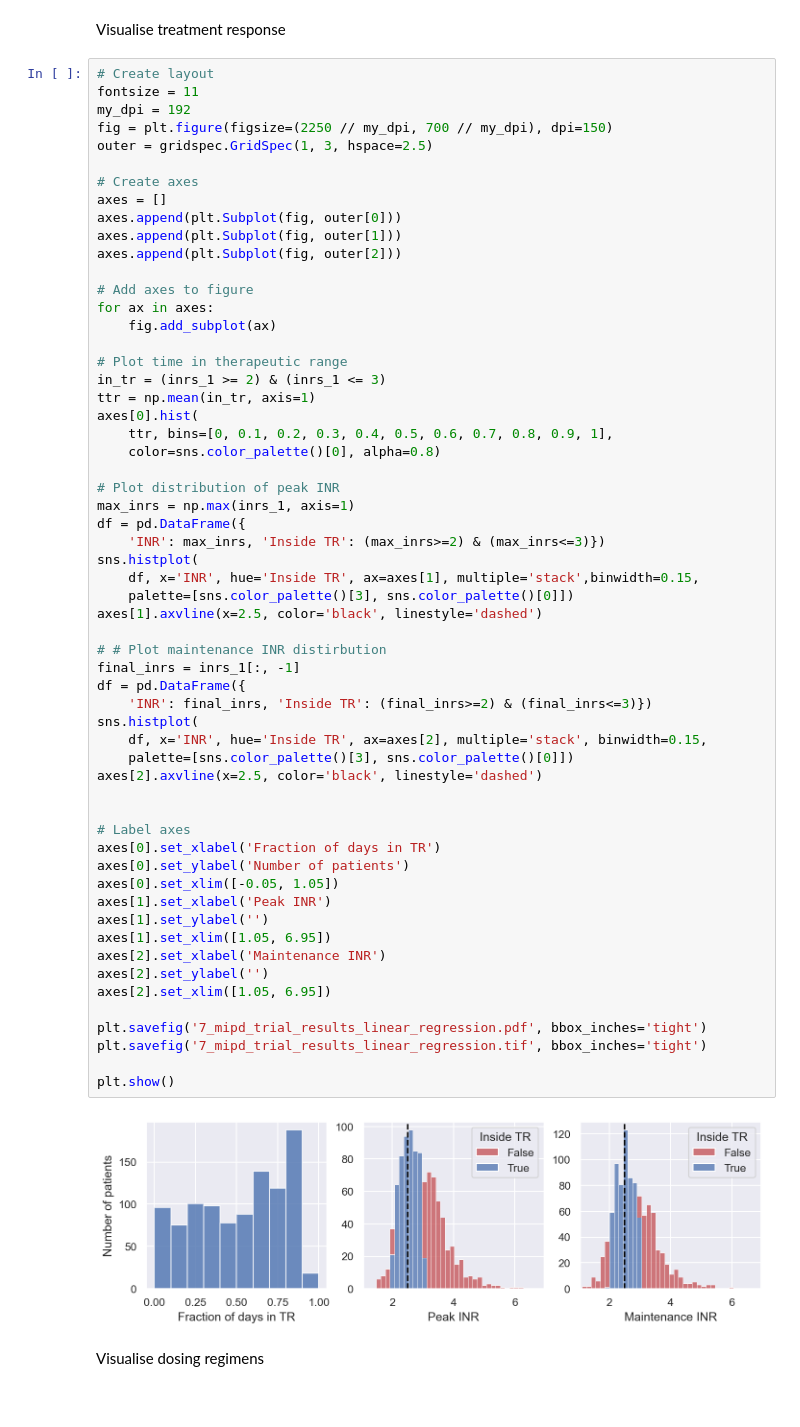
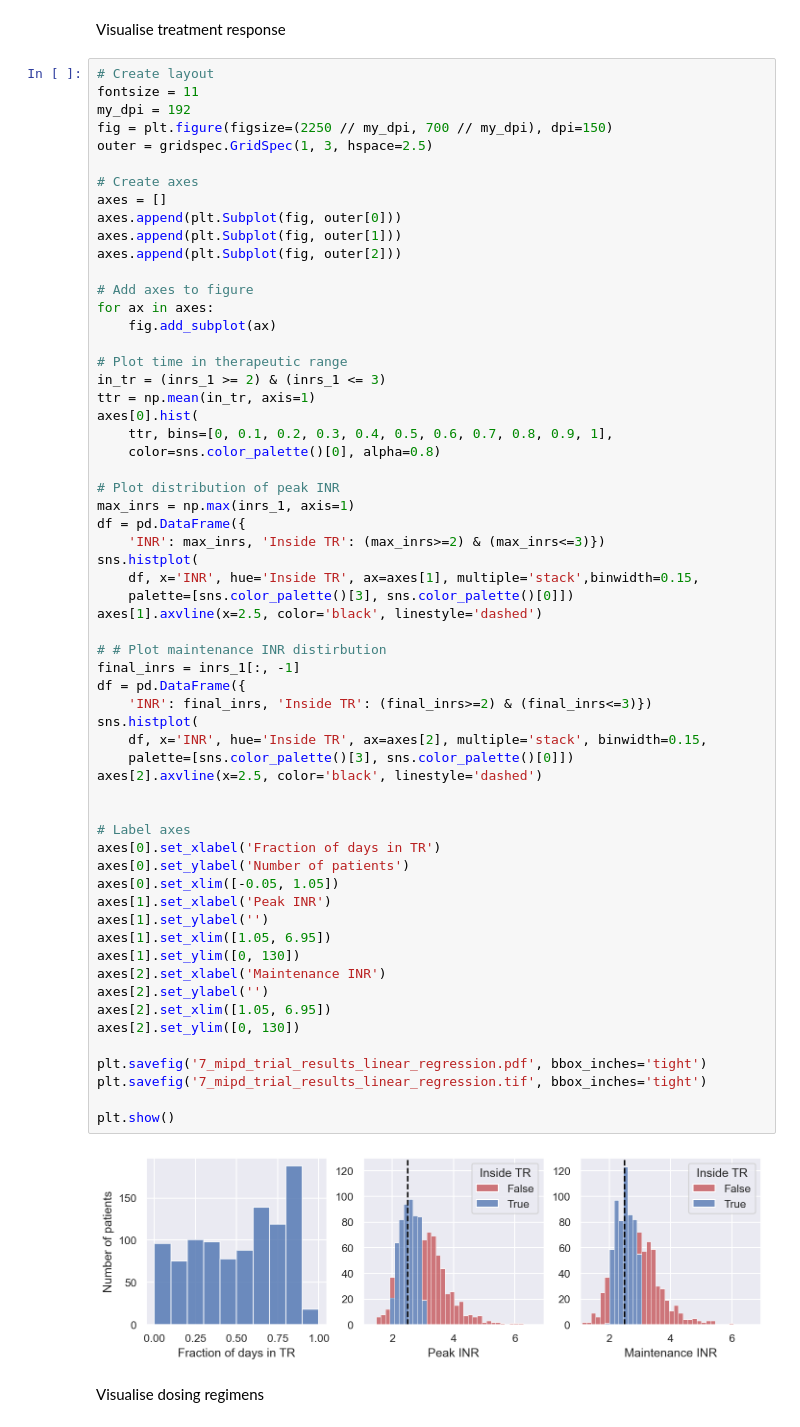
Before and after one commit to DavAug/mipd-warfarin, a Jupyter notebook: results/1_systems_pharmacology_model/results.ipynb, the cells around one changed output. Drawn from its saved outputs; the diff is of its cells as text.

```diff
--- a/results/1_systems_pharmacology_model/results.ipynb
+++ b/results/1_systems_pharmacology_model/results.ipynb
@@ -345,34 +345,36 @@ sns.histplot(
     df, x='INR', hue='Inside TR', ax=axes[1], multiple='stack',binwidth=0.15,
     palette=[sns.color_palette()[3], sns.color_palette()[0]])
 axes[1].axvline(x=2.5, color='black', linestyle='dashed')
 
 # # Plot maintenance INR distirbution
 final_inrs = inrs_1[:, -1]
 df = pd.DataFrame({
     'INR': final_inrs, 'Inside TR': (final_inrs>=2) & (final_inrs<=3)})
 sns.histplot(
     df, x='INR', hue='Inside TR', ax=axes[2], multiple='stack', binwidth=0.15,
     palette=[sns.color_palette()[3], sns.color_palette()[0]])
 axes[2].axvline(x=2.5, color='black', linestyle='dashed')
 
 
 # Label axes
 axes[0].set_xlabel('Fraction of days in TR')
 axes[0].set_ylabel('Number of patients')
 axes[0].set_xlim([-0.05, 1.05])
 axes[1].set_xlabel('Peak INR')
 axes[1].set_ylabel('')
 axes[1].set_xlim([1.05, 6.95])
+axes[1].set_ylim([0, 130])
 axes[2].set_xlabel('Maintenance INR')
 axes[2].set_ylabel('')
 axes[2].set_xlim([1.05, 6.95])
+axes[2].set_ylim([0, 130])
 
 plt.savefig('7_mipd_trial_results_linear_regression.pdf', bbox_inches='tight')
 plt.savefig('7_mipd_trial_results_linear_regression.tif', bbox_inches='tight')
 
 plt.show()
 # %% [output]
-[figure, old version]
+[figure, new version]
 # %% [markdown]
 Visualise dosing regimens
 # %%
```
Also changed, not shown: 2 other files.
